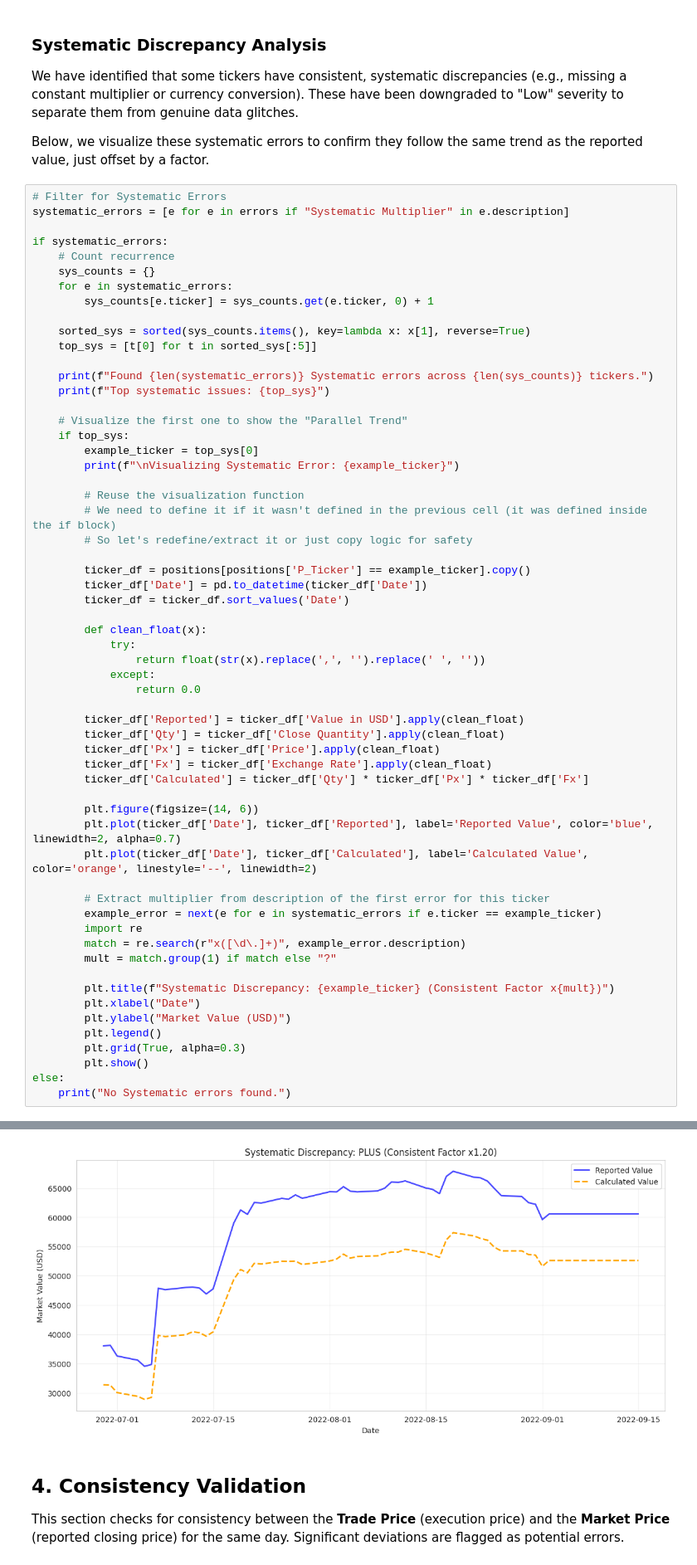
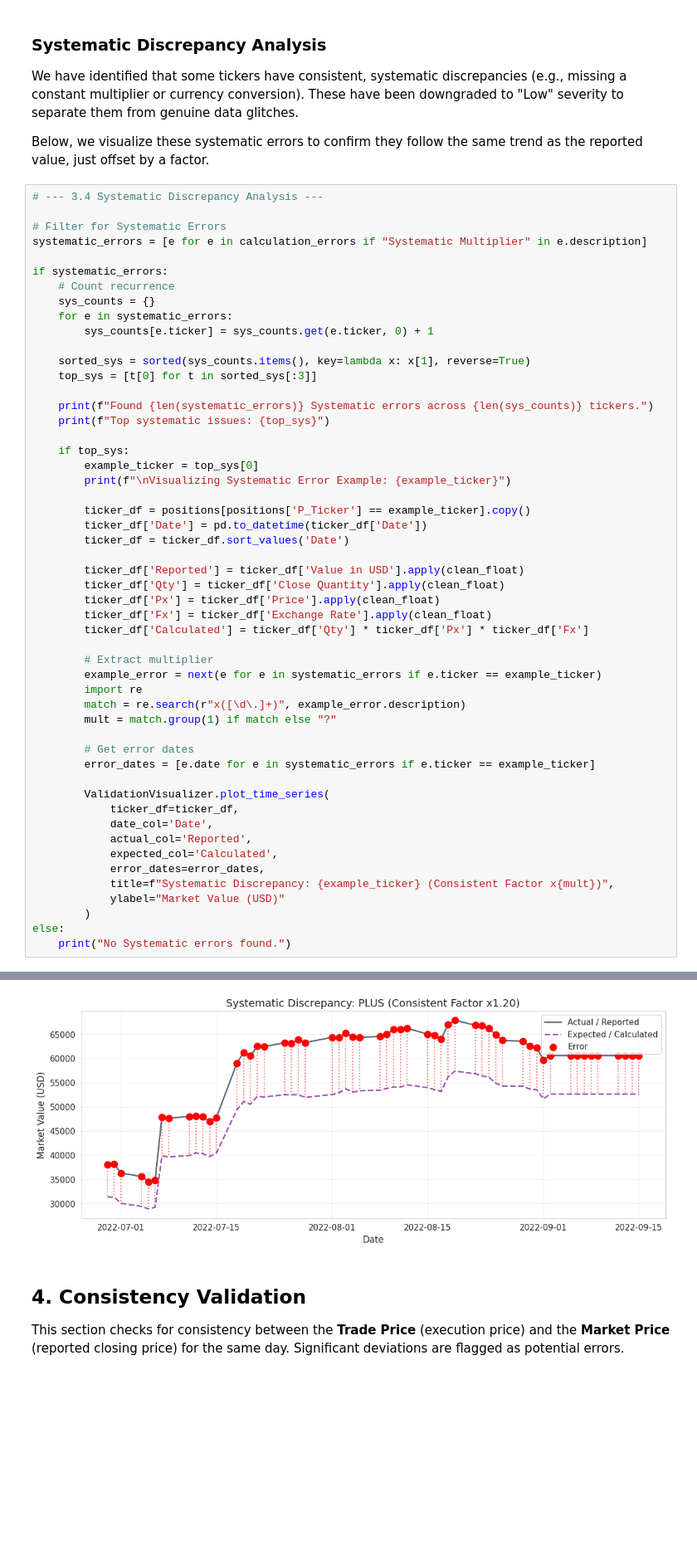
Before and after one commit to RaynorEtienn/Financial-Data-Analysis, a Jupyter notebook: notebooks/analysis.ipynb, the cells around one changed output, grey strips where cells are left out. Shown at 83% size. Saved outputs shown, nothing was run; the diff lists cells and outputs as text; blank space fills up the shorter version.

Commit message:
Analysis -> Refactoring for consistency & readability -> Done.

```diff
--- a/notebooks/analysis.ipynb
+++ b/notebooks/analysis.ipynb
@@ -494,8 +438,10 @@ We have identified that some tickers have consistent, systematic discrepancies (
 
 Below, we visualize these systematic errors to confirm they follow the same trend as the reported value, just offset by a factor.
 # %%
+# --- 3.4 Systematic Discrepancy Analysis ---
+
 # Filter for Systematic Errors
-systematic_errors = [e for e in errors if "Systematic Multiplier" in e.description]
+systematic_errors = [e for e in calculation_errors if "Systematic Multiplier" in e.description]
 
 if systematic_errors:
     # Count recurrence
@@ -504,29 +450,18 @@ if systematic_errors:
         sys_counts[e.ticker] = sys_counts.get(e.ticker, 0) + 1
 
     sorted_sys = sorted(sys_counts.items(), key=lambda x: x[1], reverse=True)
-    top_sys = [t[0] for t in sorted_sys[:5]]
+    top_sys = [t[0] for t in sorted_sys[:3]]
 
     print(f"Found {len(systematic_errors)} Systematic errors across {len(sys_counts)} tickers.")
     print(f"Top systematic issues: {top_sys}")
 
-    # Visualize the first one to show the "Parallel Trend"
     if top_sys:
         example_ticker = top_sys[0]
-        print(f"\nVisualizing Systematic Error: {example_ticker}")
-
-        # Reuse the visualization function
-        # We need to define it if it wasn't defined in the previous cell (it was defined inside the if block)
-        # So let's redefine/extract it or just copy logic for safety
+        print(f"\nVisualizing Systematic Error Example: {example_ticker}")
 
         ticker_df = positions[positions['P_Ticker'] == example_ticker].copy()
         ticker_df['Date'] = pd.to_datetime(ticker_df['Date'])
         ticker_df = ticker_df.sort_values('Date')
-
-        def clean_float(x):
-            try:
-                return float(str(x).replace(',', '').replace(' ', ''))
-            except:
-                return 0.0
 
         ticker_df['Reported'] = ticker_df['Value in USD'].apply(clean_float)
         ticker_df['Qty'] = ticker_df['Close Quantity'].apply(clean_float)
@@ -534,22 +469,24 @@ if systematic_errors:
         ticker_df['Fx'] = ticker_df['Exchange Rate'].apply(clean_float)
         ticker_df['Calculated'] = ticker_df['Qty'] * ticker_df['Px'] * ticker_df['Fx']
 
-        plt.figure(figsize=(14, 6))
-        plt.plot(ticker_df['Date'], ticker_df['Reported'], label='Reported Value', color='blue', linewidth=2, alpha=0.7)
-        plt.plot(ticker_df['Date'], ticker_df['Calculated'], label='Calculated Value', color='orange', linestyle='--', linewidth=2)
-
-        # Extract multiplier from description of the first error for this ticker
+        # Extract multiplier
         example_error = next(e for e in systematic_errors if e.ticker == example_ticker)
         import re
         match = re.search(r"x([\d\.]+)", example_error.description)
         mult = match.group(1) if match else "?"
 
-        plt.title(f"Systematic Discrepancy: {example_ticker} (Consistent Factor x{mult})")
-        plt.xlabel("Date")
-        plt.ylabel("Market Value (USD)")
-        plt.legend()
-        plt.grid(True, alpha=0.3)
-        plt.show()
+        # Get error dates
+        error_dates = [e.date for e in systematic_errors if e.ticker == example_ticker]
+
+        ValidationVisualizer.plot_time_series(
+            ticker_df=ticker_df,
+            date_col='Date',
+            actual_col='Reported',
+            expected_col='Calculated',
+            error_dates=error_dates,
+            title=f"Systematic Discrepancy: {example_ticker} (Consistent Factor x{mult})",
+            ylabel="Market Value (USD)"
+        )
 else:
     print("No Systematic errors found.")
 # %% [output]
@@ -560,4 +497,4 @@ Visualizing Systematic Error: PLUS
-[figure, old version]
+[figure, new version]
 # %% [markdown]
 ## 4. Consistency Validation
 
```
Also changed, not shown: parts of 15 cells of this notebook.
